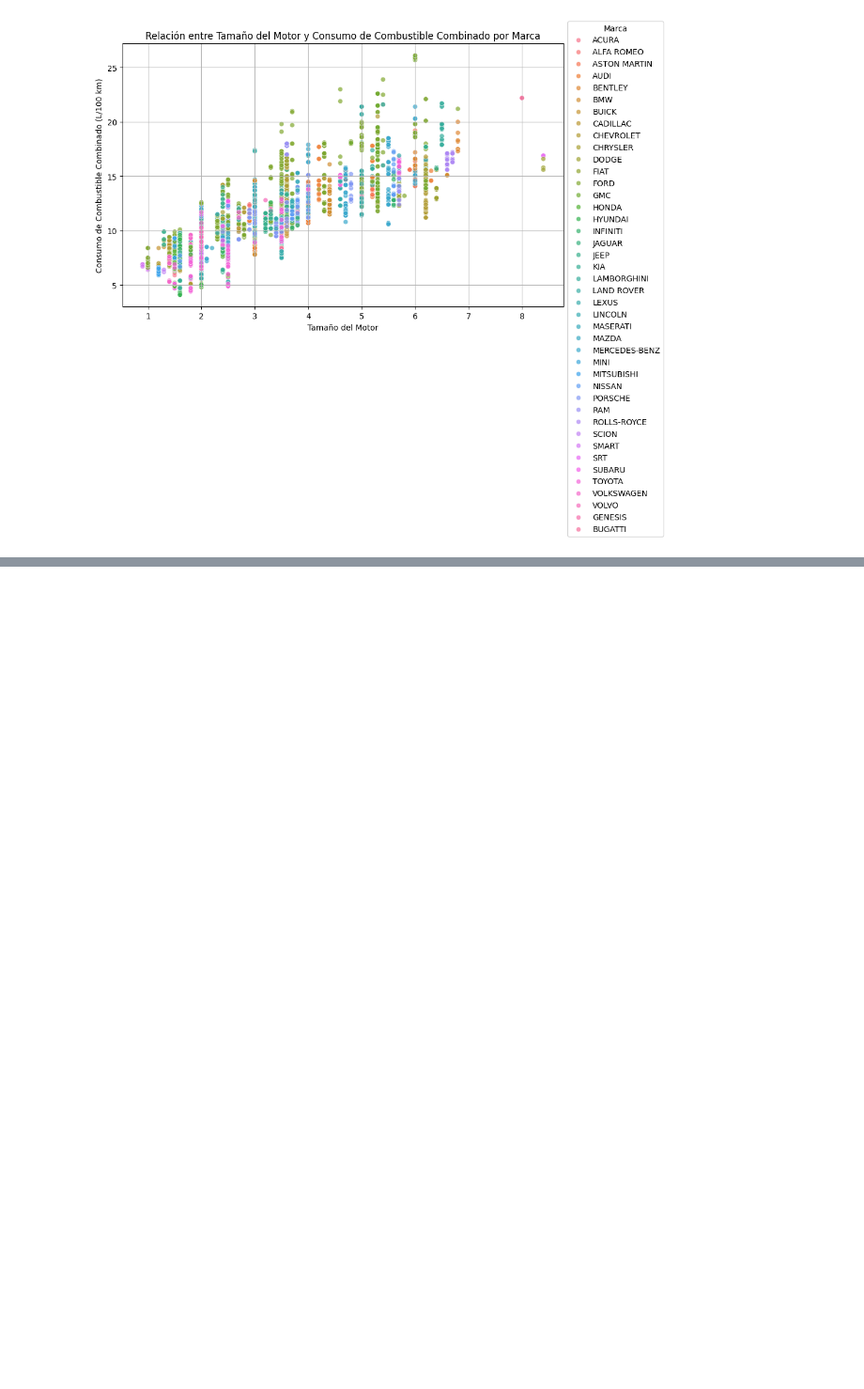
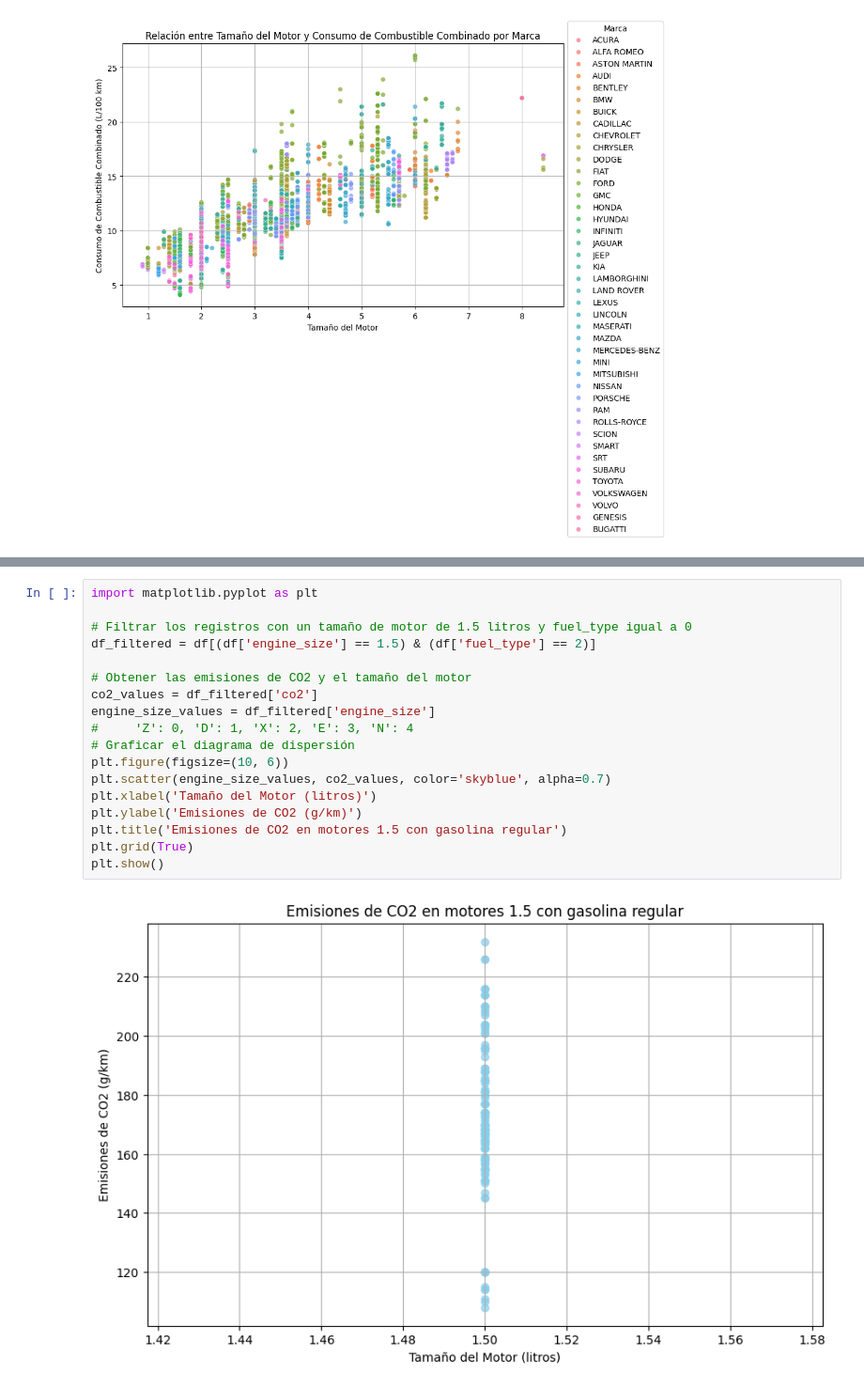
Before and after one commit to ivanortiz1/Trabajo-Final-EDA, a Jupyter notebook: eda.ipynb, the cells around one changed output, grey strips where cells are left out. Shown at 94% size. Drawn from its saved outputs; the diff is of its cells as text; blank space fills up the shorter version.

```diff
--- a/eda.ipynb
+++ b/eda.ipynb
@@ -460,0 +551,20 @@ plt.show()
+# %%
+import matplotlib.pyplot as plt
+
+# Filtrar los registros con un tamaño de motor de 1.5 litros y fuel_type igual a 0
+df_filtered = df[(df['engine_size'] == 1.5) & (df['fuel_type'] == 2)]
+
+# Obtener las emisiones de CO2 y el tamaño del motor
+co2_values = df_filtered['co2']
+engine_size_values = df_filtered['engine_size']
+#     'Z': 0, 'D': 1, 'X': 2, 'E': 3, 'N': 4
+# Graficar el diagrama de dispersión
+plt.figure(figsize=(10, 6))
+plt.scatter(engine_size_values, co2_values, color='skyblue', alpha=0.7)
+plt.xlabel('Tamaño del Motor (litros)')
+plt.ylabel('Emisiones de CO2 (g/km)')
+plt.title('Emisiones de CO2 en motores 1.5 con gasolina regular')
+plt.grid(True)
+plt.show()
+# %% [output]
+[figure, added]
```
Also changed, not shown: parts of 17 cells of this notebook.
